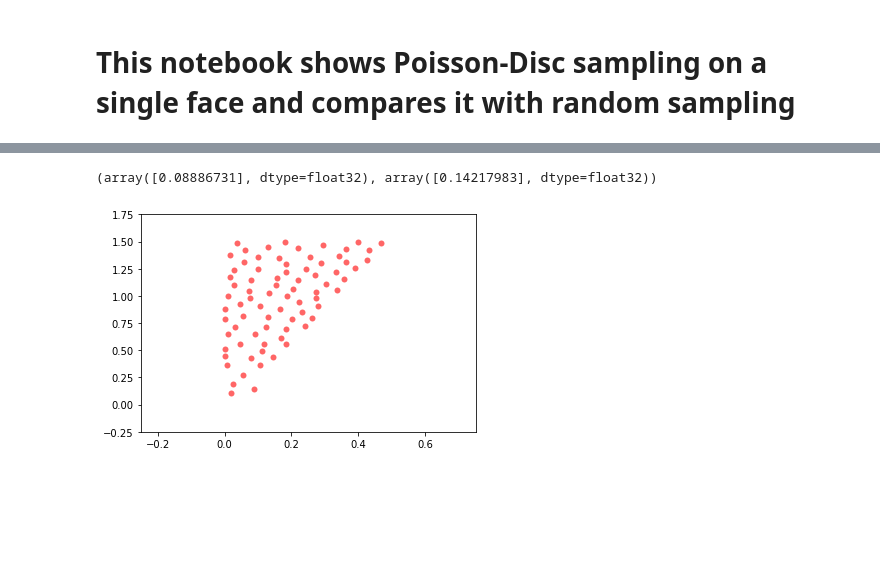
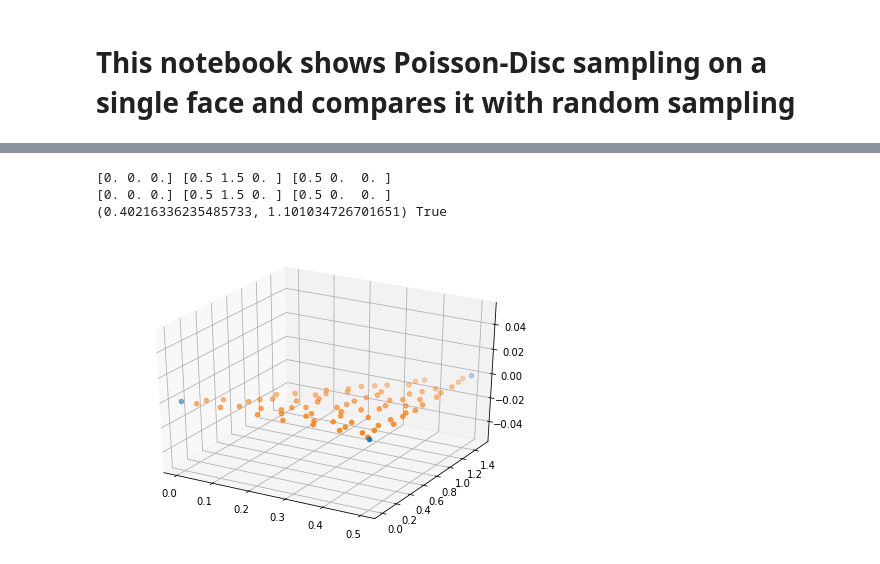
Before and after one commit to movvam/Poisson-Disc, a Jupyter notebook: Proof of Concept.ipynb, the cells around one changed output, grey strips where cells are left out. Drawn from its saved outputs; the diff is of its cells as text; code cells hidden in the pictures; blank space fills up the shorter version.

Commit message:
feat(Proof of Concept): Write test code to undo transforms
Add the last cell to test transforms, add y-shift to make sure everything remains positive

```diff
--- a/Proof of Concept.ipynb
+++ b/Proof of Concept.ipynb
@@ -17,7 +20,7 @@ def is_on_face(s,a,b,c, debug=False):
     as_x = s[0]-a[0]
     as_y = s[1]-a[1]
 
-    s_ab = (b[0]-a[0])*as_y-(b[1]-a[1])*as_x > 0;
+    s_ab = (b[0]-a[0])*as_y-(b[1]-a[1])*as_x < 0;
 
     if((c[0]-a[0])*as_y-(c[1]-a[1])*as_x > 0 == s_ab):
         # is the point s to the left of or to the right of
@@ -51,7 +54,7 @@ def find_minmax(v1,v2,v3):
     y_max = v1[1]
     z_min = v1[2]
     z_max = v1[2]
-
+    left_most = v1
     # find x_min/max and y_min/max
     for x,y,z in (v1, v2, v3):
         if x > x_max:
@@ -117,6 +139,11 @@ r = 0.06
 #find width and height of a transformed triangle
 
 width, height = find_width_height( v1, v2, v3 )
+
+
+#shift vertices to make everything positive
+y_min = find_minmax(v1,v2,v3)[1]
+v1,v2,v3 = [np.subtract(p, (0,y_min,0)) for p in (v1,v2,v3)] # make list or dict eventually
 
 # Cell side length
 a = r/np.sqrt(2)
@@ -212,48 +239,62 @@ def get_point(k, refpt):
 
 
 # Pick a random point to start with.
-u = np.random.rand(1, 1)
-v = (np.random.rand(1, 1)) * (1-u)
+pt = (np.random.uniform(0, width), np.random.uniform(0, height))
+while (not is_on_face(pt, v1,v2,v3)):
+    pt = (np.random.uniform(0, width), np.random.uniform(0, height))
+
+print(pt, is_on_face(pt, v1,v2,v3,True))
 
 
-result_xyz = (v1 * u) + (v2 * v) + ((1 - (u + v)) * v3)
-pt = result_xyz.astype(np.float32)
-pt=(pt[0][0:1], pt[0][1:2])
+samples = [pt]
+vertices = [v1[0:2]]
+vertices.append(v2)
+vertices.append(v3)
 
-samples = [pt]
 # Our first sample is indexed at 0 in the samples list...
 cells[get_cell_coords(pt)] = 0
 # ... and it is active, in the sense that we're going to look for more points
 # in its neighbourhood.
 active = [0]
 
 nsamples = 1
 # As long as there are points in the active list, keep trying to find samples.
 while active:
     # choose a random "reference" point from the active list.
     idx = np.random.choice(active)
     refpt = samples[idx]
     # Try to pick a new point relative to the reference point.
     pt = get_point(k, refpt)
     if pt:
         # Point pt is valid: add it to the samples list and mark it as active
         samples.append(pt)
         nsamples += 1
         active.append(len(samples)-1)
         cells[get_cell_coords(pt)] = len(samples) - 1
     else:
         # We had to give up looking for valid points near refpt, so remove it
         # from the list of "active" points.
         active.remove(idx)
 
-plt.scatter(*zip(*samples), color='r', alpha=0.6, lw=0)
-plt.xlim(-0.25, width+0.25)
-plt.ylim(-0.25, height+0.25)
-plt.axis('on')
+#2D plot
+# plt.scatter(*zip(*samples), color='g', alpha=0.6, lw=0)
+# plt.scatter(*zip(*vertices), color='r', alpha=0.6, lw=0)
+# plt.xlim(-0.25, width+0.25)
+# plt.ylim(-0.25, height+0.25)
+# plt.axis('on')
+# plt.show()
+
+#3D plot
+fig = plt.figure()
+ax = Axes3D(fig)
+ax.scatter(*zip(*vertices))
+ax.scatter(*zip(*samples))
 plt.show()
 # %% [output]
-(array([0.08886731], dtype=float32), array([0.14217983], dtype=float32))
+[0. 0. 0.] [0.5 1.5 0. ] [0.5 0.  0. ]
+[0. 0. 0.] [0.5 1.5 0. ] [0.5 0.  0. ]
+(0.40216336235485733, 1.101034726701651) True
-[figure, old version]
+[figure, new version]
 # %%
 #random for comparison
 
```
Also changed, not shown: parts of 5 cells of this notebook.
